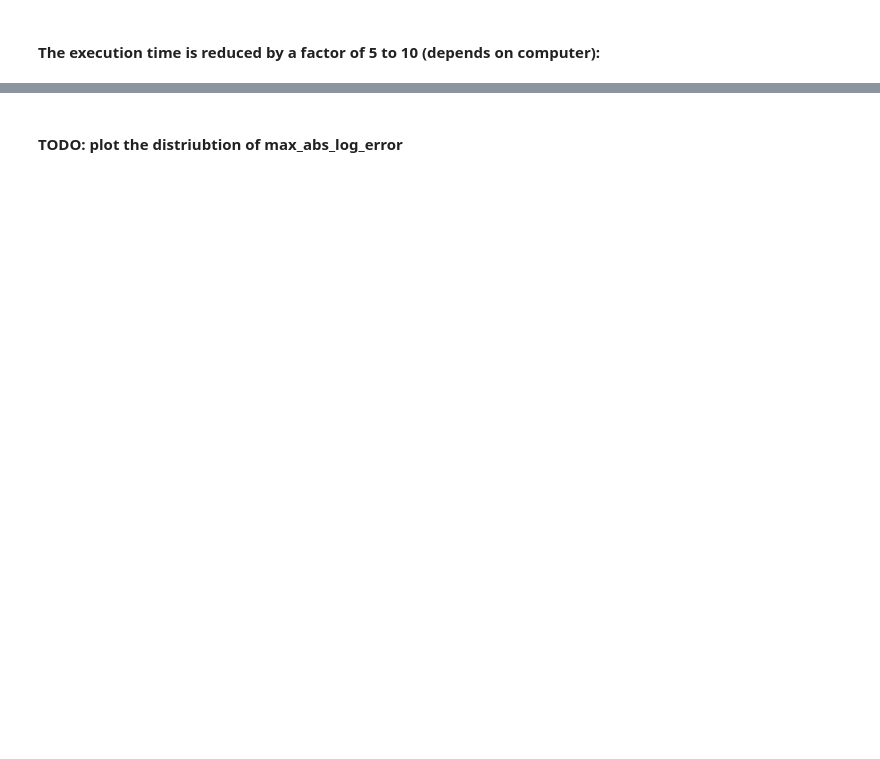
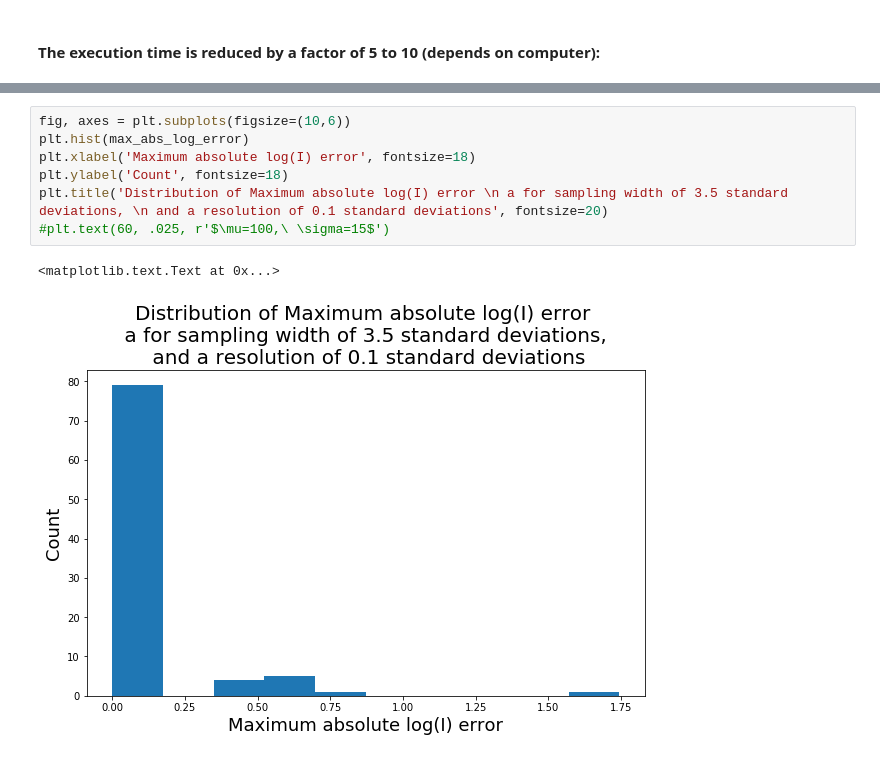
Before and after one commit to scattering-central/xrsdkit, a Jupyter notebook: examples/spherical_normal_saxs_benchmark.ipynb, the cells around one changed output, grey strips where cells are left out. Drawn from its saved outputs; the diff is of its cells as text; blank space fills up the shorter version.

```diff
--- a/examples/spherical_normal_saxs_benchmark.ipynb
+++ b/examples/spherical_normal_saxs_benchmark.ipynb
@@ -145,2 +146,10 @@ np.mean(max_abs_log_error)
-# %% [markdown]
-#### TODO: plot the distriubtion of max_abs_log_error
+# %%
+fig, axes = plt.subplots(figsize=(10,6))
+plt.hist(max_abs_log_error)
+plt.xlabel('Maximum absolute log(I) error', fontsize=18)
+plt.ylabel('Count', fontsize=18)
+plt.title('Distribution of Maximum absolute log(I) error \n a for sampling width of 3.5 standard deviations, \n and a resolution of 0.1 standard deviations', fontsize=20)
+#plt.text(60, .025, r'$\mu=100,\ \sigma=15$')
+# %% [output]
+<matplotlib.text.Text at 0x...>
+[figure, added]
```
Also changed, not shown: parts of 12 cells of this notebook.
